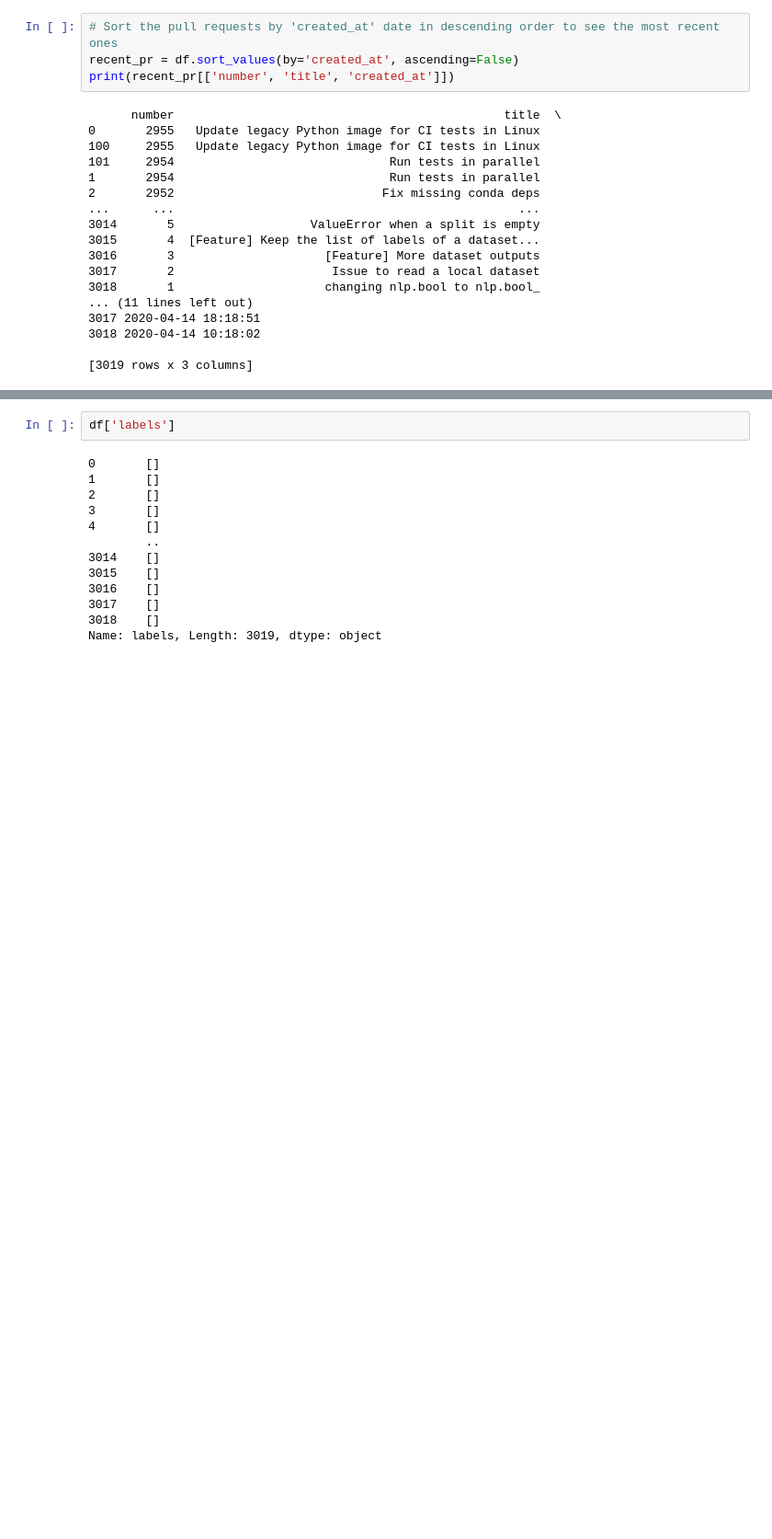
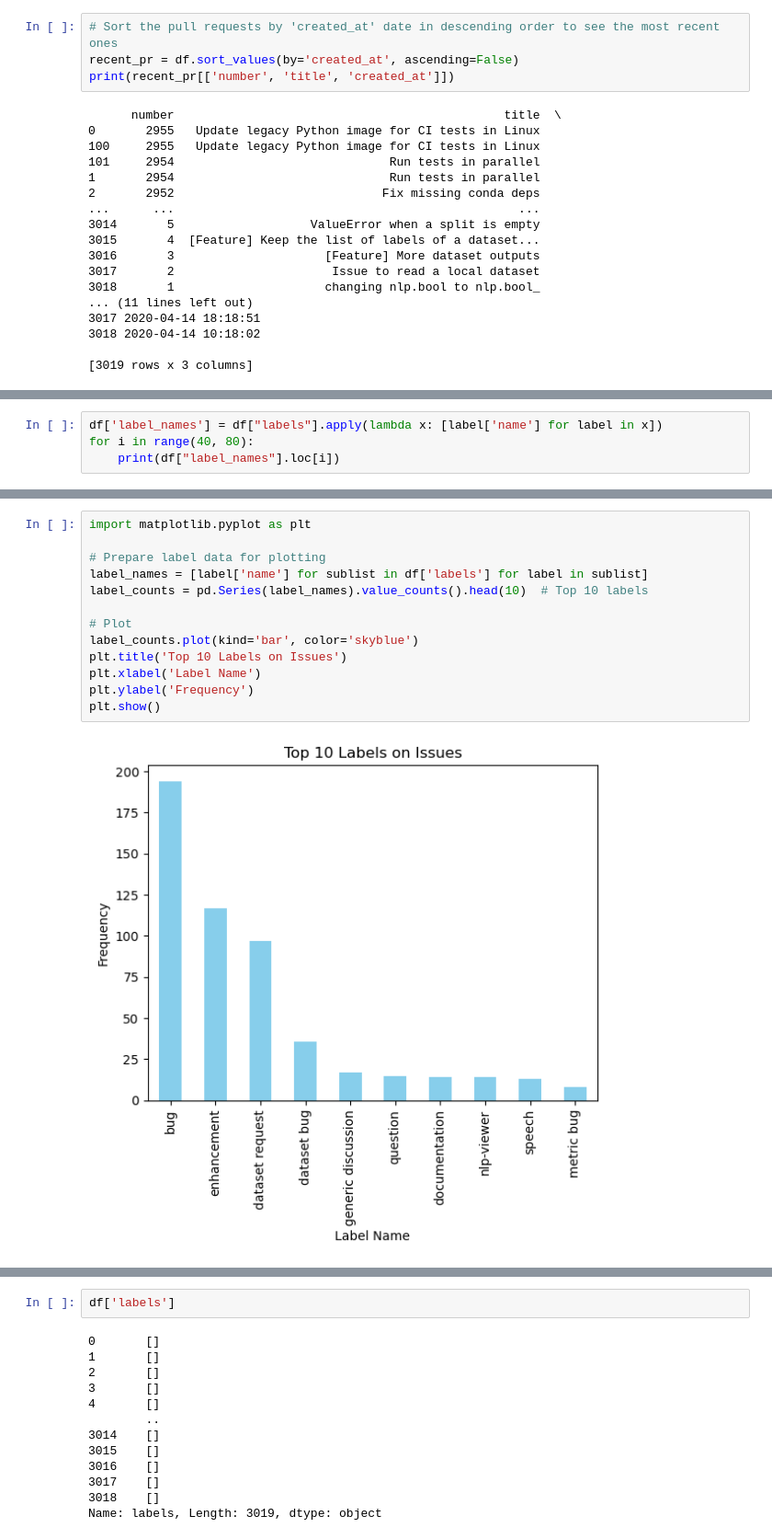
Before and after one commit to SaramshGautam/gitnav, a Jupyter notebook: first.ipynb, the cells around one changed output, grey strips where cells are left out. Shown: that part at 92% size. Drawn from its saved outputs; the diff is of its cells as text; blank space fills up the shorter version.

```diff
--- a/first.ipynb
+++ b/first.ipynb
@@ -164,0 +211,4 @@ data_sorted_by_comments = df.sort_values(by='comments')
+# %%
+df['label_names'] = df["labels"].apply(lambda x: [label['name'] for label in x])
+for i in range(40, 80):
+    print(df["label_names"].loc[i])
@@ -164,0 +261,15 @@ data_sorted_by_comments = df.sort_values(by='comments')
+# %%
+import matplotlib.pyplot as plt
+
+# Prepare label data for plotting
+label_names = [label['name'] for sublist in df['labels'] for label in sublist]
+label_counts = pd.Series(label_names).value_counts().head(10)  # Top 10 labels
+
+# Plot
+label_counts.plot(kind='bar', color='skyblue')
+plt.title('Top 10 Labels on Issues')
+plt.xlabel('Label Name')
+plt.ylabel('Frequency')
+plt.show()
+# %% [output]
+[figure, added]
```
Also changed, not shown: parts of 32 cells of this notebook, 8 other files.
